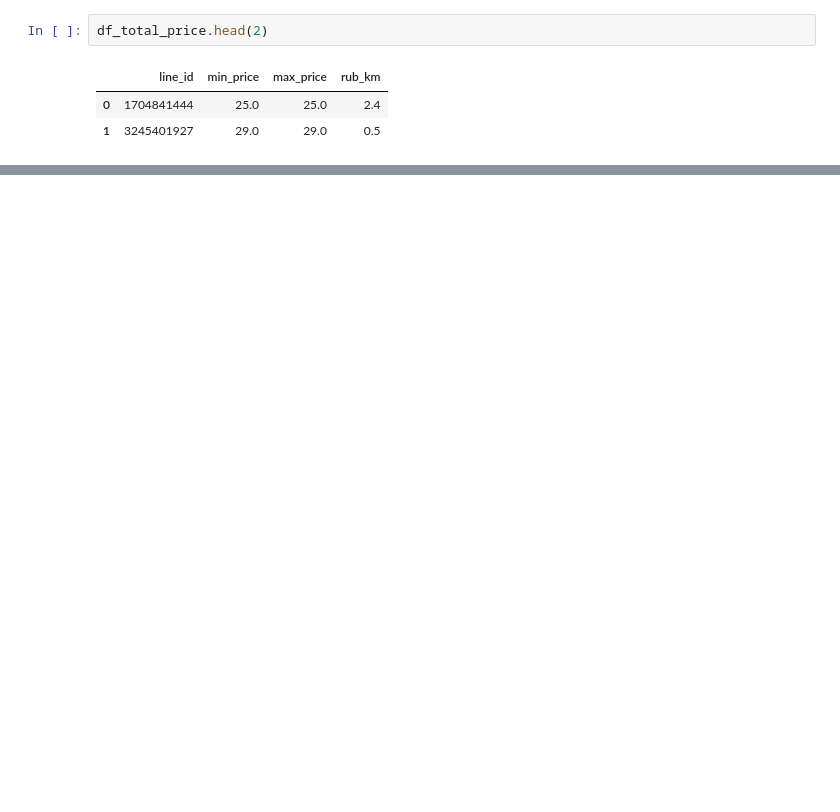
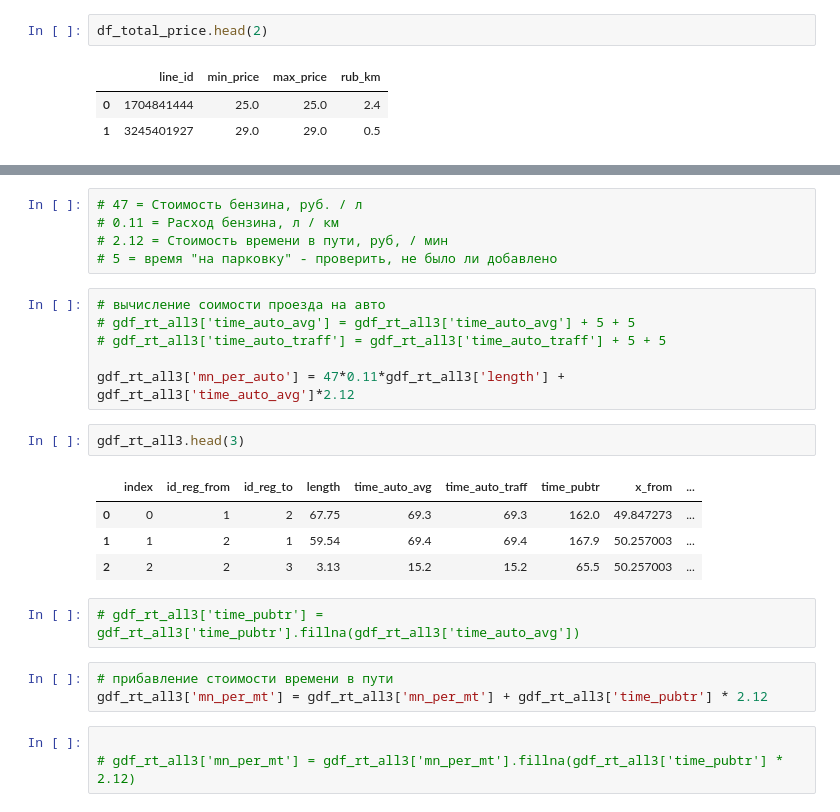
Before and after one commit to ochristm/samara, a Jupyter notebook: routes_betw_transp_reg/price/get_route_price.ipynb, the cells around one changed output, grey strips where cells are left out. Cells and saved outputs as stored; diff of their text form; blank space fills up the shorter version.

```diff
--- a/routes_betw_transp_reg/price/get_route_price.ipynb
+++ b/routes_betw_transp_reg/price/get_route_price.ipynb
@@ -75,0 +256,26 @@ df_total_price.to_csv('df_total_price.csv', sep=';', encoding='utf-8-sig', index
+# %%
+# 47 = Стоимость бензина, руб. / л
+# 0.11 = Расход бензина, л / км
+# 2.12 = Стоимость времени в пути, руб, / мин
+# 5 = время "на парковку" - проверить, не было ли добавлено
+# %%
+# вычисление соимости проезда на авто
+# gdf_rt_all3['time_auto_avg'] = gdf_rt_all3['time_auto_avg'] + 5 + 5
+# gdf_rt_all3['time_auto_traff'] = gdf_rt_all3['time_auto_traff'] + 5 + 5
+
+gdf_rt_all3['mn_per_auto'] = 47*0.11*gdf_rt_all3['length'] + gdf_rt_all3['time_auto_avg']*2.12
+# %%
+gdf_rt_all3.head(3)
+# %% [output]
+|  | index | id_reg_from | id_reg_to | length | time_auto_avg | time_auto_traff | time_pubtr | x_from | ... |
+| 0 | 0 | 1 | 2 | 67.75 | 69.3 | 69.3 | 162.0 | 49.847273 | ... |
+| 1 | 1 | 2 | 1 | 59.54 | 69.4 | 69.4 | 167.9 | 50.257003 | ... |
+| 2 | 2 | 2 | 3 | 3.13 | 15.2 | 15.2 | 65.5 | 50.257003 | ... |
+# %%
+# gdf_rt_all3['time_pubtr'] = gdf_rt_all3['time_pubtr'].fillna(gdf_rt_all3['time_auto_avg'])
+# %%
+# прибавление стоимости времени в пути
+gdf_rt_all3['mn_per_mt'] = gdf_rt_all3['mn_per_mt'] + gdf_rt_all3['time_pubtr'] * 2.12
+# %%
+
+# gdf_rt_all3['mn_per_mt'] = gdf_rt_all3['mn_per_mt'].fillna(gdf_rt_all3['time_pubtr'] * 2.12)
```
Also changed, not shown: parts of 38 cells of this notebook.
